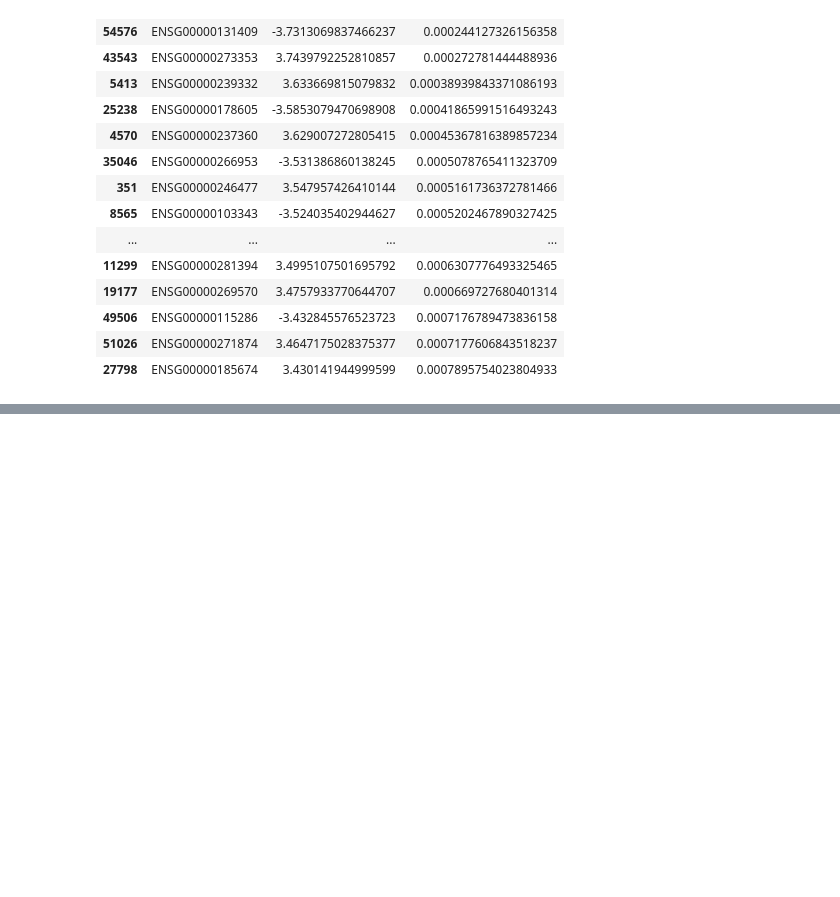
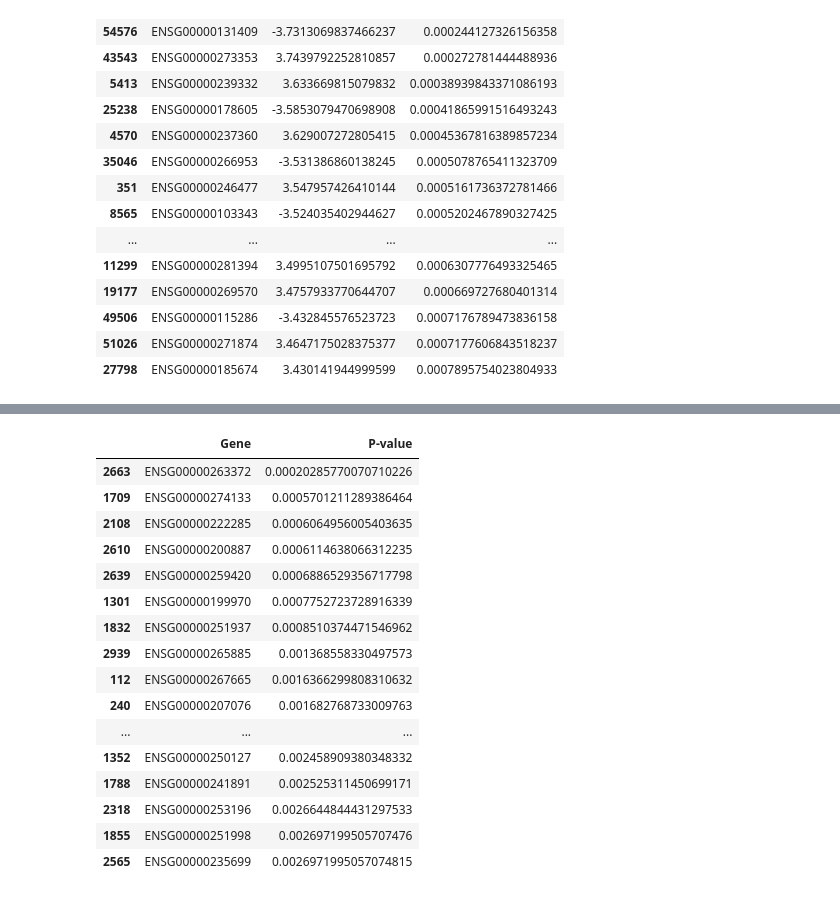
Before and after one commit to kanzabatool/Comp_genomics, a Jupyter notebook: computational_genomics.ipynb, the cells around one changed output, grey strips where cells are left out. Drawn from its saved outputs; the diff is of its cells as text; code cells hidden in the pictures; blank space fills up the shorter version.

```diff
--- a/computational_genomics.ipynb
+++ b/computational_genomics.ipynb
@@ -473,0 +486,5 @@ top_20_Lgm456.head(20)
+# %%
+Lgm456 = df.loc[(df.Methylation_Cluster == 'LGm4') | (df.Methylation_Cluster == 'LGm5') | (df.Methylation_Cluster == 'LGm6')  ]
+Lgm456 = Lgm456.dropna(subset=['Age_of_diagnosis']) #drop nan from dataframe
+gene_exp_456 = (Lgm456[Lgm456.columns[1:57304]]) #only retain gene expression columns
+gene_exp_456 = gene_exp_456.loc[:, (gene_exp_456 != 0).any(axis=0)] #delete all zero columns
@@ -473,0 +506,15 @@ top_20_Lgm456.head(20)
+# %%
+# Lgm 456 Linear Regression with Age
+
+p1value = []
+gene1_name = []
+y = Lgm456['Age_of_diagnosis']
+for n in range(3000): #len(gene_exp_456.columns)
+    x = gene_exp_456[gene_exp_456.columns[n]]
+    slope1, intercept1, r_value1, p1_value, std_err1 = stats.linregress(np.array(x).astype(np.float),np.array(y).astype(np.float))
+    gene1_name.append(gene_exp_456.columns[n])
+    p1value.append(p1_value)
+
+
+top_20_Reg456 = pd.DataFrame(np.column_stack([gene1_name, p1value]), columns=['Gene', 'P-value'])
+top_20_Reg456 = top_20_Reg456.sort_values(by=['P-value'])
@@ -473,0 +541,20 @@ top_20_Lgm456.head(20)
+# %%
+top_20_Reg456.head(20)
+# %% [output]
+|  | Gene | P-value |
+| 2663 | ENSG00000263372 | 0.00020285770070710226 |
+| 1709 | ENSG00000274133 | 0.0005701211289386464 |
+| 2108 | ENSG00000222285 | 0.0006064956005403635 |
+| 2610 | ENSG00000200887 | 0.0006114638066312235 |
+| 2639 | ENSG00000259420 | 0.0006886529356717798 |
+| 1301 | ENSG00000199970 | 0.0007752723728916339 |
+| 1832 | ENSG00000251937 | 0.0008510374471546962 |
+| 2939 | ENSG00000265885 | 0.001368558330497573 |
+| 112 | ENSG00000267665 | 0.0016366299808310632 |
+| 240 | ENSG00000207076 | 0.001682768733009763 |
+| ... | ... | ... |
+| 1352 | ENSG00000250127 | 0.002458909380348332 |
+| 1788 | ENSG00000241891 | 0.002525311450699171 |
+| 2318 | ENSG00000253196 | 0.0026644844431297533 |
+| 1855 | ENSG00000251998 | 0.002697199505707476 |
+| 2565 | ENSG00000235699 | 0.0026971995057074815 |
```
Also changed, not shown: parts of 6 cells of this notebook.
